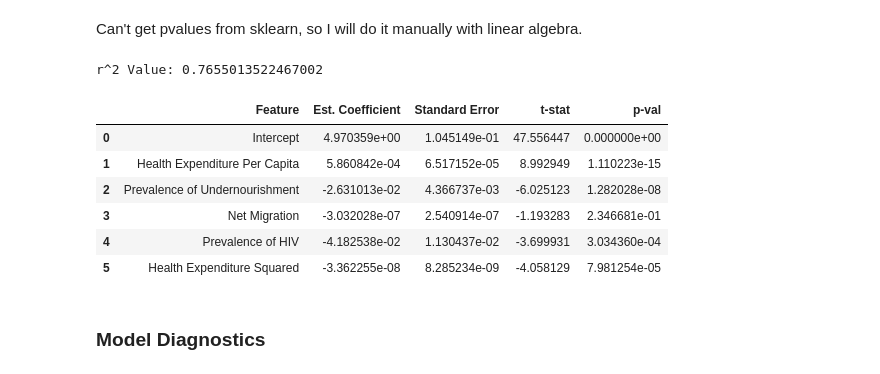
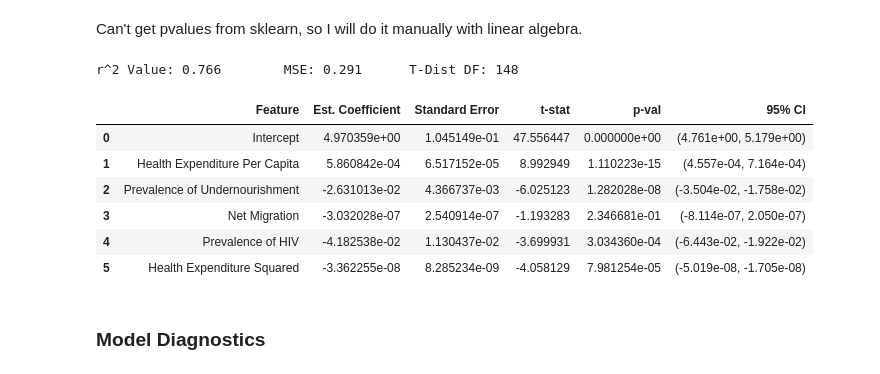
Before and after one commit to alexkato29/CS216-Happiness-Project, a Jupyter notebook: eda.ipynb, the cells around one changed output. Saved outputs shown, nothing was run; the diff lists cells and outputs as text; code cells hidden in the pictures.

```diff
--- a/eda.ipynb
+++ b/eda.ipynb
@@ -152,38 +152,48 @@ Can't get pvalues from sklearn, so I will do it manually with linear algebra.
 # %%
 X_design = pd.DataFrame({"Intercept":np.ones(len(X_imputed))}).join(pd.DataFrame(X_imputed))
 params = np.append(lm.intercept_,lm.coef_)
 mse = (1/y.shape[0]) * (predicted_ols - y.values).T @ (predicted_ols - y.values)
 
 var_beta = mse * (np.linalg.inv(X_design.T @ X_design).diagonal())
-se_beta = np.sqrt(var_beta)
+se_beta = np.sqrt(var_beta).flatten()
 t_stats = params/ se_beta
 
 p_vals = []
 
 for t in t_stats:
     # phi(-x) + 1 - phi(x) = 2 * (1 - phi(abs(x)))
     p = 2 * (1 - stats.t.cdf(x=np.abs(t),df=X_design.shape[0] - X_design.shape[1]))
     p_vals.append(p)
 
+intervals = []
+for i, coef in enumerate(params):
+    low = '{:0.3e}'.format(coef - 2*se_beta[i])
+    high = '{:0.3e}'.format(coef + 2*se_beta[i])
+    interval = (low, high)
+    intervals.append(interval)
+
 # The transposes are to make them columns so we can append them
 t_test_results = pd.DataFrame()
 t_test_results["Feature"] = X_design.columns
 t_test_results["Est. Coefficient"] = params
-t_test_results["Standard Error"] = se_beta.T
+t_test_results["Standard Error"] = se_beta
 t_test_results["t-stat"] = t_stats.T
 t_test_results["p-val"] = np.array(p_vals).T
+t_test_results["95% CI"] = intervals
 
-print("r^2 Value: " + str(r2_score(y, predicted_ols)))
+print("r^2 Value: " + str(r2_score(y, predicted_ols).round(3))
+      + "\tMSE: " + str(mse[0][0].round(3))
+      + "\tT-Dist DF: " + str(X_design.shape[0] - X_design.shape[1]))
 t_test_results
 # %% [output]
-r^2 Value: 0.7655013522467002
+r^2 Value: 0.766        MSE: 0.291      T-Dist DF: 148
-|  | Feature | Est. Coefficient | Standard Error | t-stat | p-val |
-| 0 | Intercept | 4.970359e+00 | 1.045149e-01 | 47.556447 | 0.000000e+00 |
-| 1 | Health Expenditure Per Capita | 5.860842e-04 | 6.517152e-05 | 8.992949 | 1.110223e-15 |
-| 2 | Prevalence of Undernourishment | -2.631013e-02 | 4.366737e-03 | -6.025123 | 1.282028e-08 |
-| 3 | Net Migration | -3.032028e-07 | 2.540914e-07 | -1.193283 | 2.346681e-01 |
-| 4 | Prevalence of HIV | -4.182538e-02 | 1.130437e-02 | -3.699931 | 3.034360e-04 |
-| 5 | Health Expenditure Squared | -3.362255e-08 | 8.285234e-09 | -4.058129 | 7.981254e-05 |
+|  | Feature | Est. Coefficient | Standard Error | t-stat | p-val | 95% CI |
+| 0 | Intercept | 4.970359e+00 | 1.045149e-01 | 47.556447 | 0.000000e+00 | (4.761e+00, 5.179e+00) |
+| 1 | Health Expenditure Per Capita | 5.860842e-04 | 6.517152e-05 | 8.992949 | 1.110223e-15 | (4.557e-04, 7.164e-04) |
+| 2 | Prevalence of Undernourishment | -2.631013e-02 | 4.366737e-03 | -6.025123 | 1.282028e-08 | (-3.504e-02, -1.758e-02) |
+| 3 | Net Migration | -3.032028e-07 | 2.540914e-07 | -1.193283 | 2.346681e-01 | (-8.114e-07, 2.050e-07) |
+| 4 | Prevalence of HIV | -4.182538e-02 | 1.130437e-02 | -3.699931 | 3.034360e-04 | (-6.443e-02, -1.922e-02) |
+| 5 | Health Expenditure Squared | -3.362255e-08 | 8.285234e-09 | -4.058129 | 7.981254e-05 | (-5.019e-08, -1.705e-08) |
 # %% [markdown]
 ### Model Diagnostics
 # %%
```
